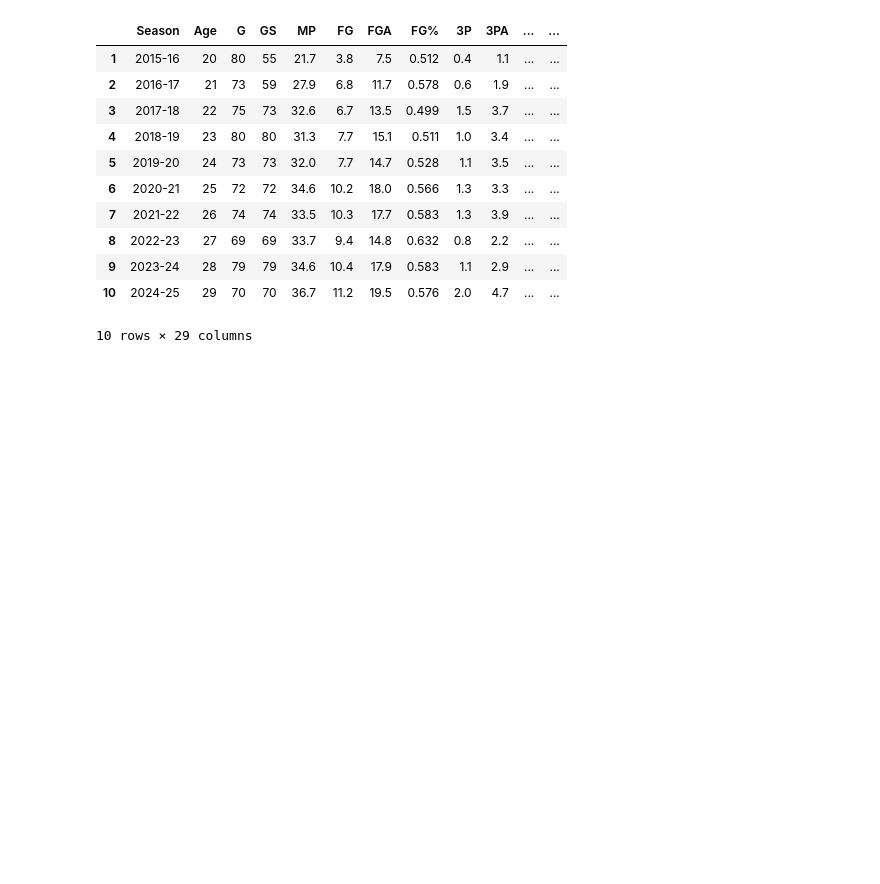
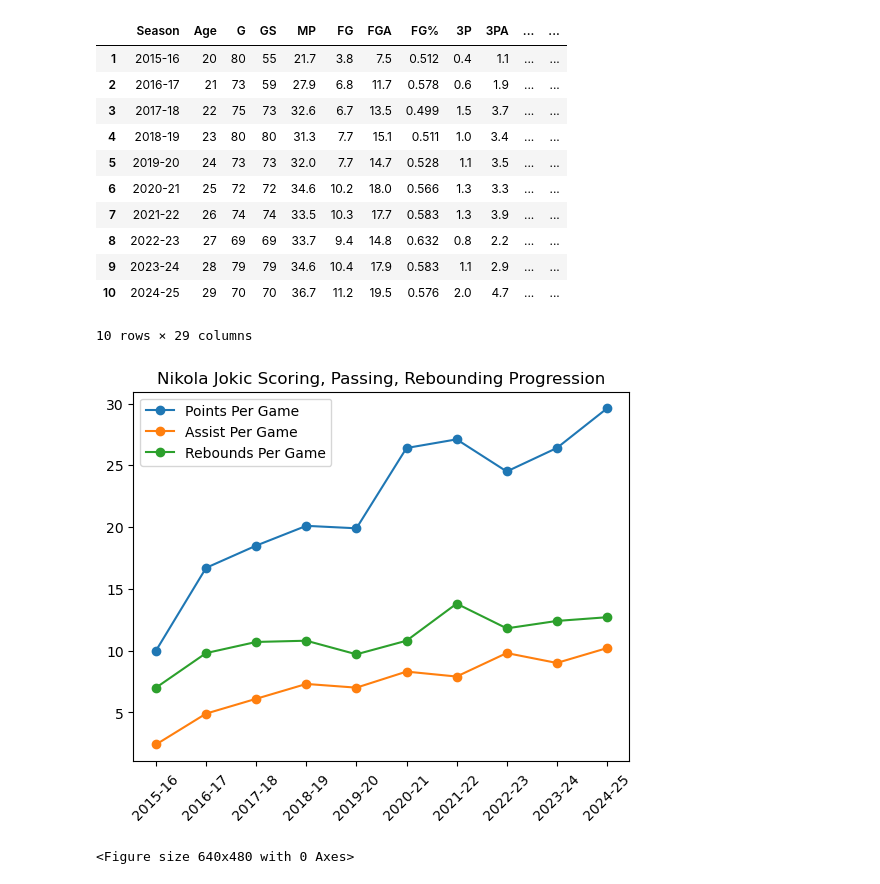
Before and after one commit to cchum/Jokic-analysis-, a Jupyter notebook: jokic.ipynb, the cells around one changed output. Saved outputs shown, nothing was run; the diff lists cells and outputs as text; code cells hidden in the pictures; blank space fills up the shorter version.

Commit message:
second plot added

```diff
--- a/jokic.ipynb
+++ b/jokic.ipynb
@@ -144,7 +144,15 @@ data
 # %%
 import matplotlib.pyplot as plt
 # %%
-plt.plot(data['Season'], data['PTS'], label='Points Per Game')
+plt.plot(data['Season'], data['PTS'], marker='o', label='Points Per Game')
+plt.plot(data['Season'], data['AST'], marker='o', label='Assist Per Game')
+plt.plot(data['Season'], data['TRB'], marker='o', label='Rebounds Per Game')
 
 plt.xticks(rotation=45)
-plt.title('Nikola Jokic Scoring, R')
+plt.title('Nikola Jokic Scoring, Passing, Rebounding Progression')
+plt.legend()
+plt.show()
+plt.clf()
+# %% [output]
+[figure, added]
+<Figure size 640x480 with 0 Axes>
```
Also changed, not shown: parts of 1 cell of this notebook.
